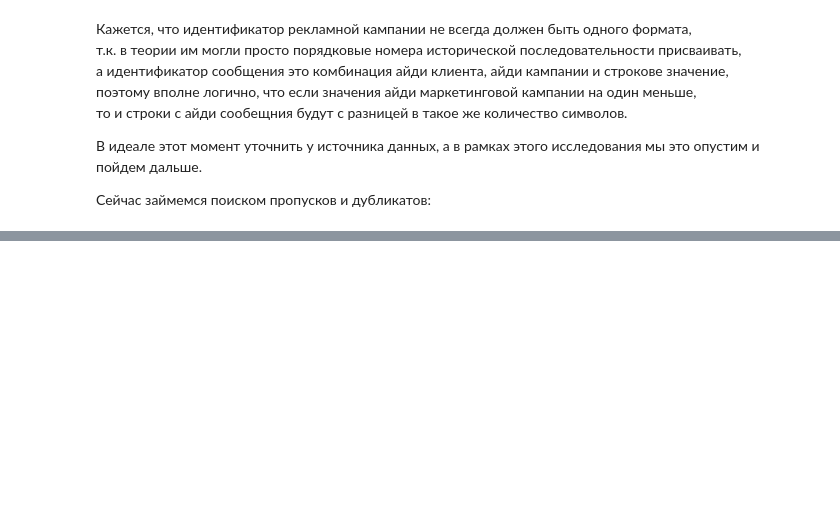
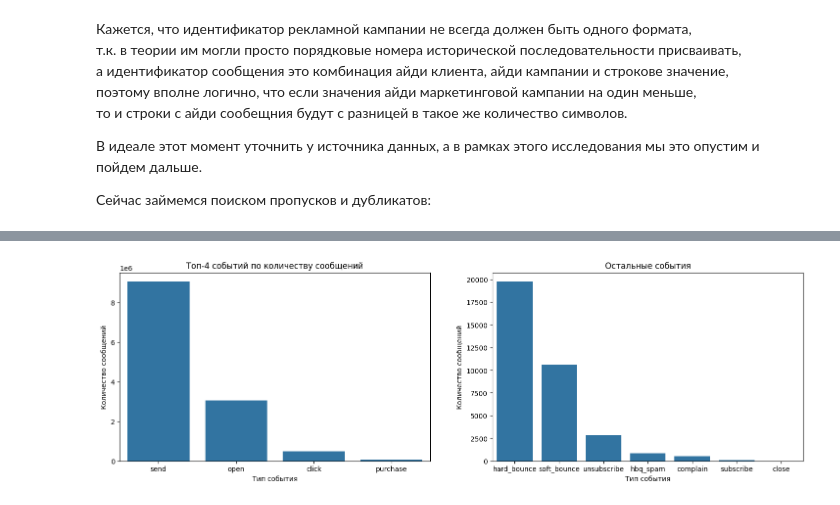
Before and after one commit to AIzlanov/work_shop_two, a Jupyter notebook: reserach.ipynb, the cells around one changed output, grey strips where cells are left out. Saved outputs shown, nothing was run; the diff lists cells and outputs as text; code cells hidden in the pictures; blank space fills up the shorter version.

```diff
--- a/reserach.ipynb
+++ b/reserach.ipynb
@@ -357,0 +412,17 @@ df_campaign_channel: дубликатов нет
+# %%
+fig, axes = plt.subplots(ncols=2, nrows=1, figsize=(18,5))
+
+sns.barplot(x=df_messages['event'].value_counts().iloc[:4].index,
+            y=df_messages['event'].value_counts().iloc[:4].values, ax=axes[0])
+axes[0].set_title('Топ-4 событий по количеству сообщений')
+axes[0].set_ylabel('Количество сообщений')
+axes[0].set_xlabel('Тип события')
+
+sns.barplot(x=df_messages['event'].value_counts().iloc[4:].index,
+            y=df_messages['event'].value_counts().iloc[4:].values, ax=axes[1])
+axes[1].set_title('Остальные события')
+axes[1].set_ylabel('Количество сообщений')
+axes[1].set_xlabel('Тип события')
+plt.show()
+# %% [output]
+[figure, added]
```
Also changed, not shown: parts of 43 cells of this notebook, 2 other files.
